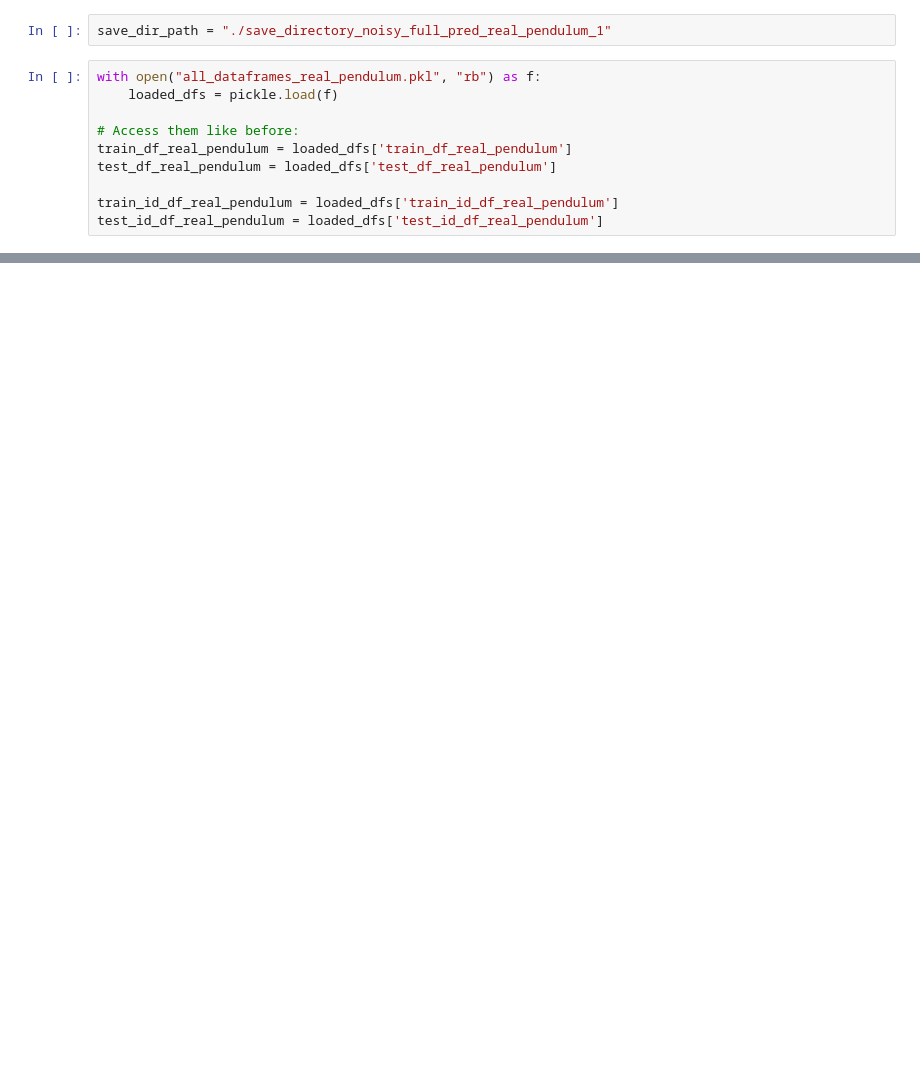
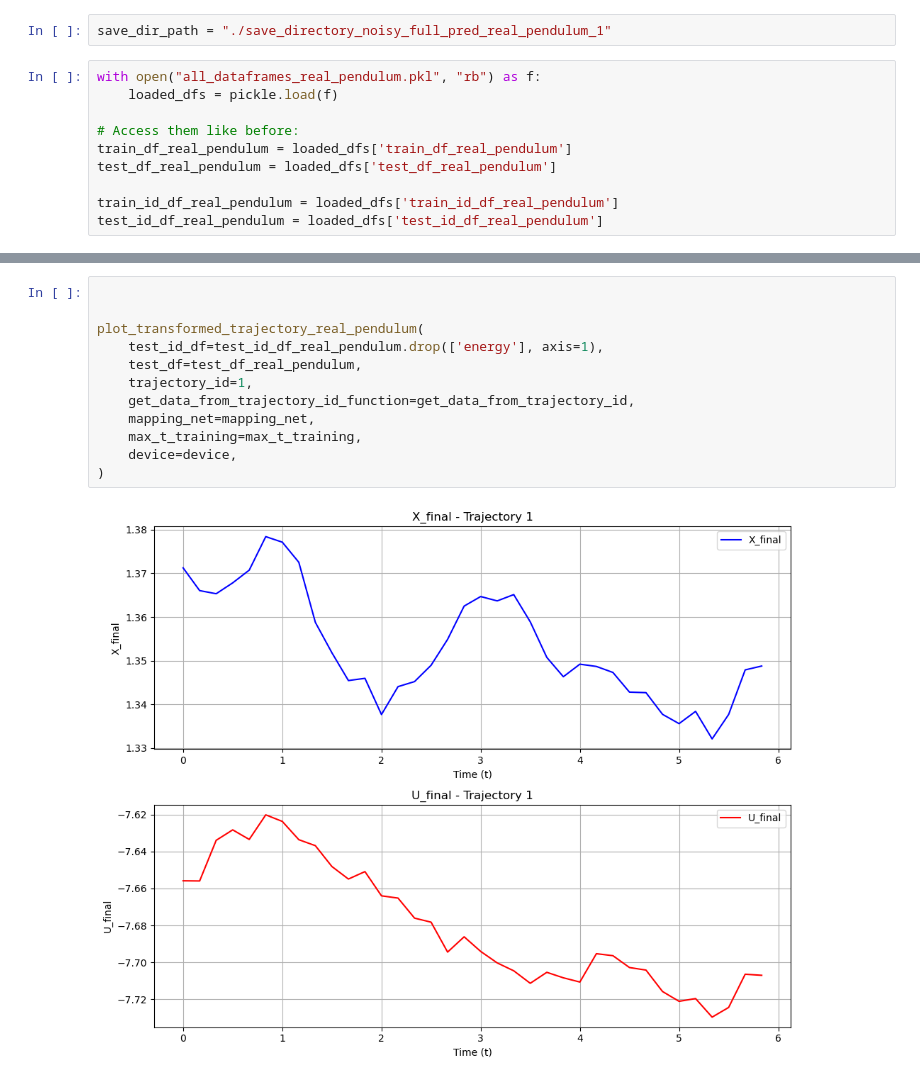
Before and after one commit to thomasGR9/Hamilton_Jacobi_NN, a Jupyter notebook: training_results_real_pendulum.ipynb, the cells around one changed output, grey strips where cells are left out. Cells and saved outputs as stored; diff of their text form; blank space fills up the shorter version.

```diff
--- a/training_results_real_pendulum.ipynb
+++ b/training_results_real_pendulum.ipynb
@@ -297 +350,15 @@ Observed time points: [0.]
 [figure]
+# %%
+
+
+plot_transformed_trajectory_real_pendulum(
+    test_id_df=test_id_df_real_pendulum.drop(['energy'], axis=1),
+    test_df=test_df_real_pendulum,
+    trajectory_id=1,
+    get_data_from_trajectory_id_function=get_data_from_trajectory_id,
+    mapping_net=mapping_net,
+    max_t_training=max_t_training,
+    device=device,
+)
+# %% [output]
+[figure, added]
```
Also changed, not shown: parts of 16 cells of this notebook, 4 other files.
